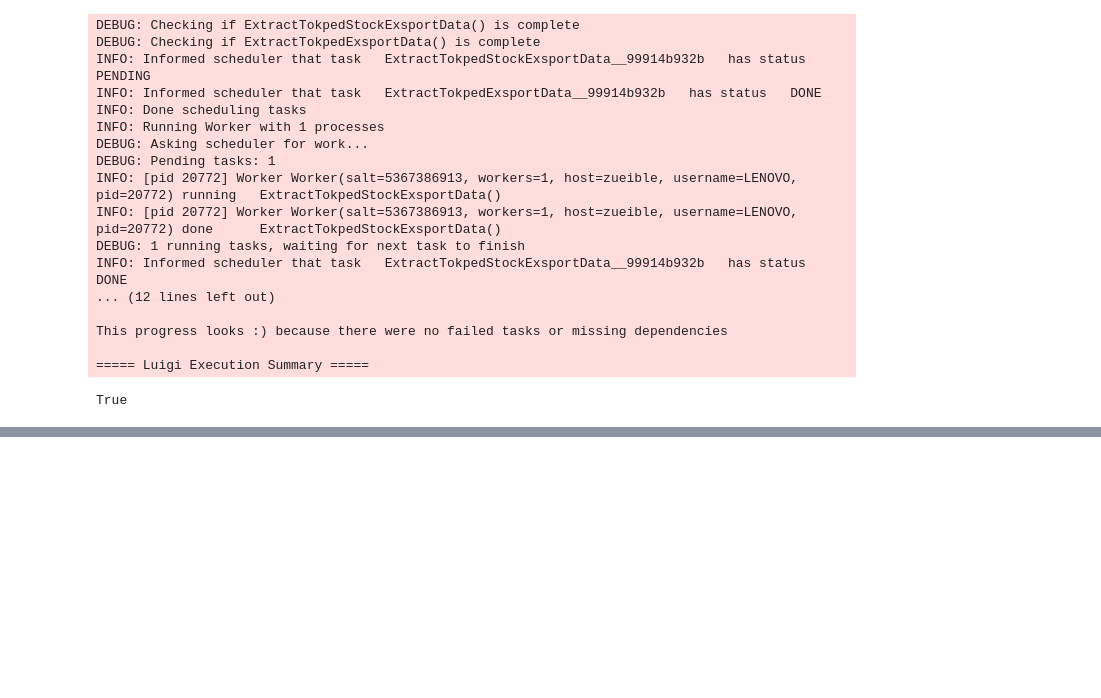
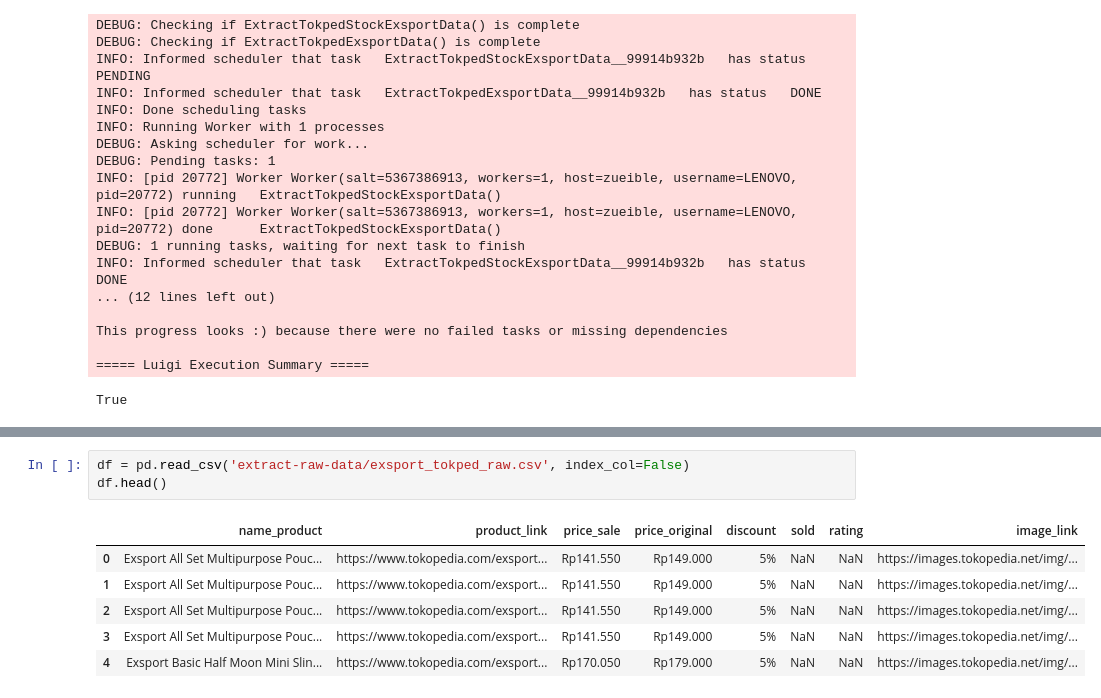
Before and after one commit to zulfaan/e-commerce-analyst-portfolio, a Jupyter notebook: test.ipynb, the cells around one changed output, grey strips where cells are left out. Cells and saved outputs as stored; diff of their text form; blank space fills up the shorter version.

```diff
--- a/test.ipynb
+++ b/test.ipynb
@@ -275,0 +339,10 @@ True
+# %%
+df = pd.read_csv('extract-raw-data/exsport_tokped_raw.csv', index_col=False)
+df.head()
+# %% [output]
+|  | name_product | product_link | price_sale | price_original | discount | sold | rating | image_link |
+| 0 | Exsport All Set Multipurpose Pouc... | https://www.tokopedia.com/exsport... | Rp141.550 | Rp149.000 | 5% | NaN | NaN | https://images.tokopedia.net/img/... |
+| 1 | Exsport All Set Multipurpose Pouc... | https://www.tokopedia.com/exsport... | Rp141.550 | Rp149.000 | 5% | NaN | NaN | https://images.tokopedia.net/img/... |
+| 2 | Exsport All Set Multipurpose Pouc... | https://www.tokopedia.com/exsport... | Rp141.550 | Rp149.000 | 5% | NaN | NaN | https://images.tokopedia.net/img/... |
+| 3 | Exsport All Set Multipurpose Pouc... | https://www.tokopedia.com/exsport... | Rp141.550 | Rp149.000 | 5% | NaN | NaN | https://images.tokopedia.net/img/... |
+| 4 | Exsport Basic Half Moon Mini Slin... | https://www.tokopedia.com/exsport... | Rp170.050 | Rp179.000 | 5% | NaN | NaN | https://images.tokopedia.net/img/... |
```
Also changed, not shown: parts of 11 cells of this notebook, 1 other file.
